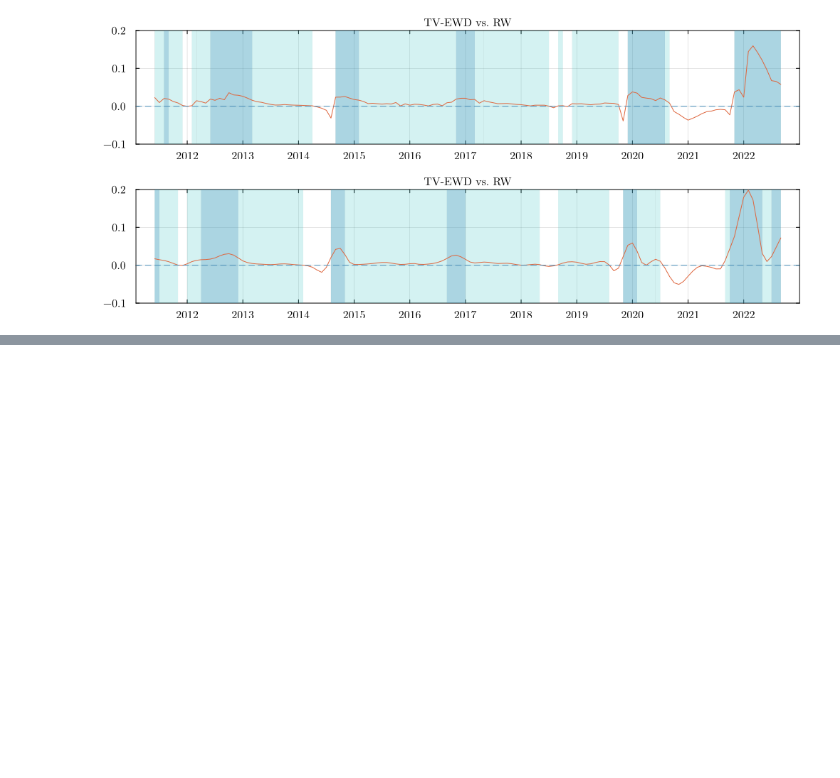
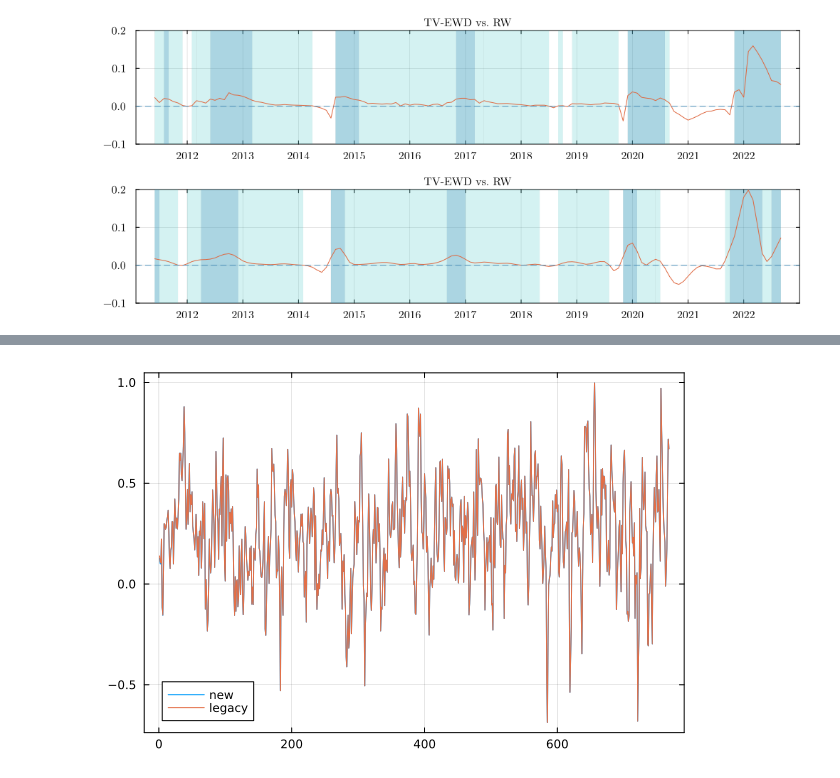
Before and after one commit to barunik/tvPersistence.jl, a Jupyter notebook: inflation_pockets_replication_testing.ipynb, the cells around one changed output, grey strips where cells are left out. Drawn from its saved outputs; the diff is of its cells as text; code cells hidden in the pictures; blank space fills up the shorter version.

```diff
--- a/inflation_pockets_replication_testing.ipynb
+++ b/inflation_pockets_replication_testing.ipynb
@@ -261,0 +525,8 @@ plot!(p1, ylim=(-0.1, 0.2))
+# %%
+bootstrapped_series_new = []
+Random.seed!(1)
+
+for i=1:B
+    sed_vals = generate_AR_bootstrap_series(data, residuals_new, coeffs_new, 1)
+    push!(bootstrapped_series_new, sed_vals)
+end
@@ -261,0 +555,25 @@ plot!(p1, ylim=(-0.1, 0.2))
+# %%
+Random.seed!(1)
+bootstrapped_series_old = []
+burnIn = 0
+
+for i=1:B
+
+    startInd = rand(1:T)
+
+    Xb = vcat(X[startInd, :], zeros(T + burnIn));
+
+# i.i.d. bootstrap index draw ### !!! I took the simple variant !!!
+    ind = rand(1:T, T + burnIn + 1)
+    ubR = uHatR[ind];
+    ebR = ubR*std(eHatR);
+
+    for t in 1:T + burnIn
+       Xb[t + 1] = [1; Xb[t, :]]' * gamma0 + ebR[t + 1]
+    end
+    push!(bootstrapped_series_old, Xb)
+end
+# %%
+display(plot([bootstrapped_series_new[5] bootstrapped_series_old[5]], label=["new" "legacy"],frame=:box))
+# %% [output]
+[figure, added]
```
Also changed, not shown: parts of 22 cells of this notebook, 4 other files.
